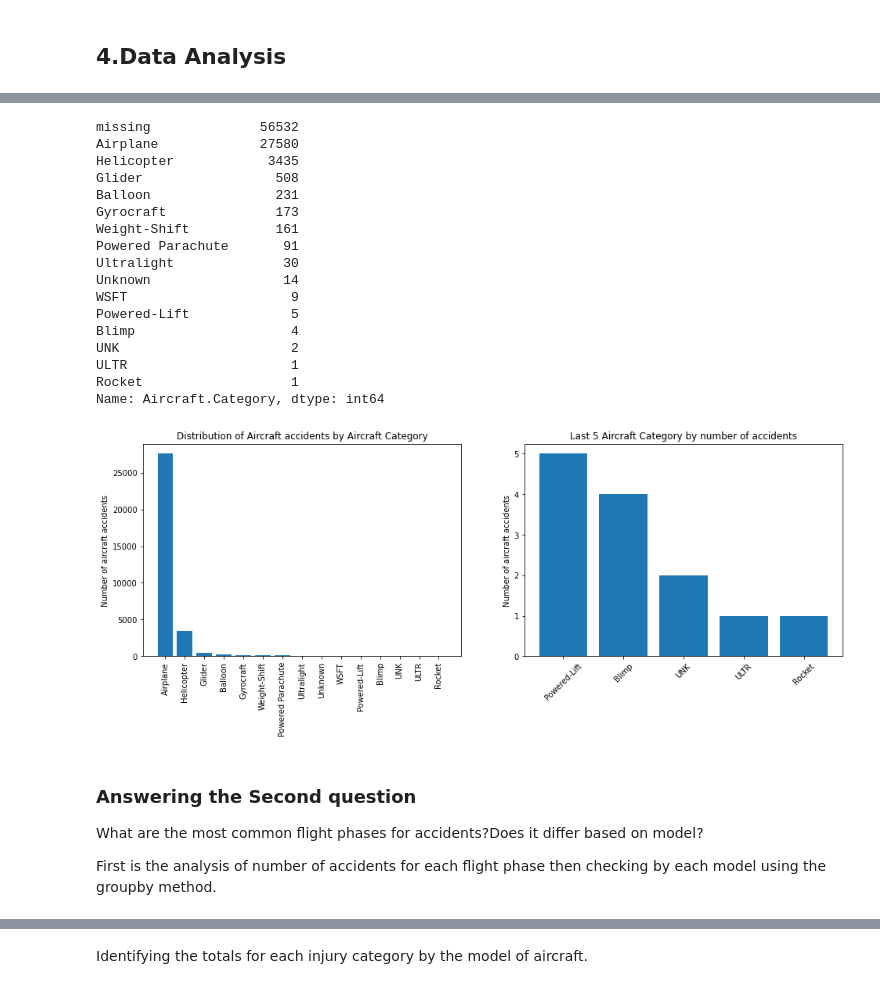
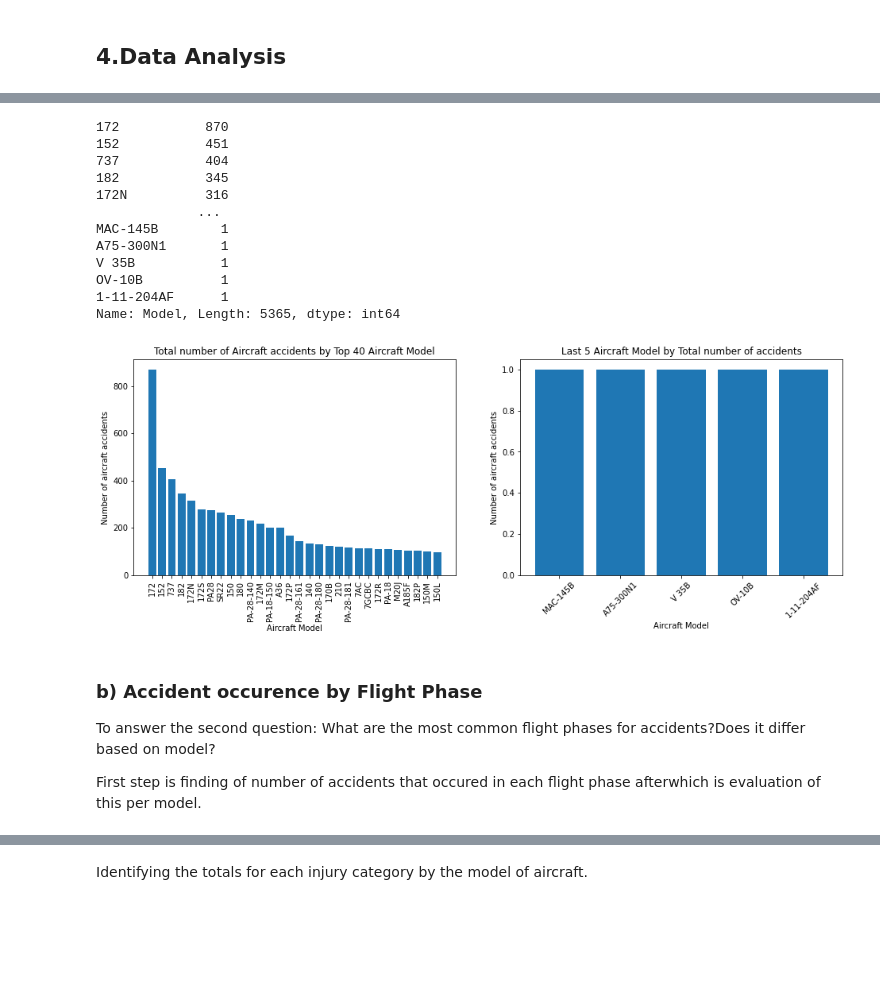
Before and after one commit to Mau-Wambugu/Aircraft-Accidents-Analysis-, a Jupyter notebook: Aviation-Accidents-Analysis.ipynb, the cells around one changed output, grey strips where cells are left out. Drawn from its saved outputs; the diff is of its cells as text; code cells hidden in the pictures; blank space fills up the shorter version.

```diff
--- a/Aviation-Accidents-Analysis.ipynb
+++ b/Aviation-Accidents-Analysis.ipynb
@@ -46,6 +47,6 @@ import seaborn as sns
 In the cell below, load the 'Aviation_Data.csv' file.
 # %%
-df=pd.read_csv('AviationData.csv', encoding='latin-1') #loading the csv file
+df=pd.read_csv('Data/AviationData.csv', encoding='latin-1') #loading the csv file
 df.head() #accessing the first 5 rows of the dataframe
 # %% [output]
 |  | Event.Id | Investigation.Type | Accident.Number | Event.Date | Location | Country | Latitude | Longitude | ... |
@@ -241,0 +245,3 @@ What is the distribution of number of accidents per aircraft model?Which categor
+# %%
+new_df=df[df['Aircraft.Category']=='Airplane']#selecting rows whose aircraft category is airplane
+new_df
@@ -242,47 +262,44 @@ What is the distribution of number of accidents per aircraft model?Which categor
 # %%
-df['Aircraft.Category'].value_counts()#checking counts of accidents per model
+new_df['Model'].value_counts()#getting the counts of accidents per model
 # %% [output]
-missing              56532
-Airplane             27580
-Helicopter            3435
-Glider                 508
-Balloon                231
-Gyrocraft              173
-Weight-Shift           161
-Powered Parachute       91
-Ultralight              30
-Unknown                 14
-WSFT                     9
-Powered-Lift             5
-Blimp                    4
-UNK                      2
-ULTR                     1
-Rocket                   1
-Name: Aircraft.Category, dtype: int64
+172           870
+152           451
+737           404
+182           345
+172N          316
+             ...
+MAC-145B        1
+A75-300N1       1
+V 35B           1
+OV-10B          1
+1-11-204AF      1
+Name: Model, Length: 5365, dtype: int64
 # %%
 # Set up plots
 fig, (ax1, ax2) = plt.subplots(ncols=2, figsize=(16, 5))
 
 # Create variables for easier reuse
-value_counts = df["Aircraft.Category"].value_counts().iloc[1:]
-last_5_counts = df["Aircraft.Category"].value_counts().iloc[-5:]
+value_counts = new_df["Model"].value_counts().iloc[:30]
+last_5_counts = new_df["Model"].value_counts().iloc[-5:]
 
 # Plot data
 ax1.bar(value_counts.index, value_counts.values)
 ax2.bar(last_5_counts.index, last_5_counts.values)
 
 # Customize appearance
 ax1.tick_params(axis="x", labelrotation=90)
 ax2.tick_params(axis="x", labelrotation=45)
 ax1.set_ylabel("Number of aircraft accidents")
 ax2.set_ylabel("Number of aircraft accidents")
-ax1.set_title("Distribution of Aircraft accidents by Aircraft Category")
-ax2.set_title("Last 5 Aircraft Category by number of accidents");
+ax1.set_xlabel("Aircraft Model")
+ax2.set_xlabel("Aircraft Model")
+ax1.set_title("Total number of Aircraft accidents by Top 40 Aircraft Model")
+ax2.set_title("Last 5 Aircraft Model by Total number of accidents");
 # %% [output]
-[figure, old version]
+[figure, new version]
 # %% [markdown]
-### Answering the Second question
-What are the most common flight phases for accidents?Does it differ based on model?
+### b) Accident occurence by Flight Phase
+To answer the second question: What are the most common flight phases for accidents?Does it differ based on model?
 
-First is the analysis of number of accidents for each flight phase then checking by each model using the groupby method.
+First step is finding of number of accidents that occured in each flight phase afterwhich is evaluation of this per model.
 # %%
```
Also changed, not shown: parts of 19 cells of this notebook, 15 other files.
